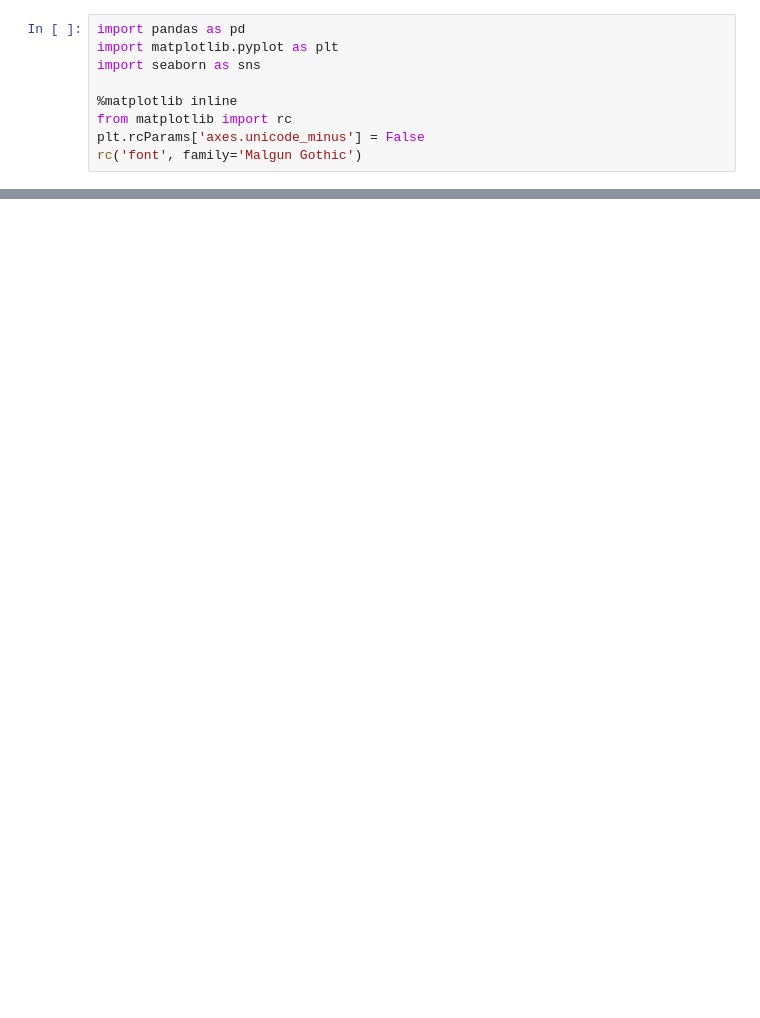
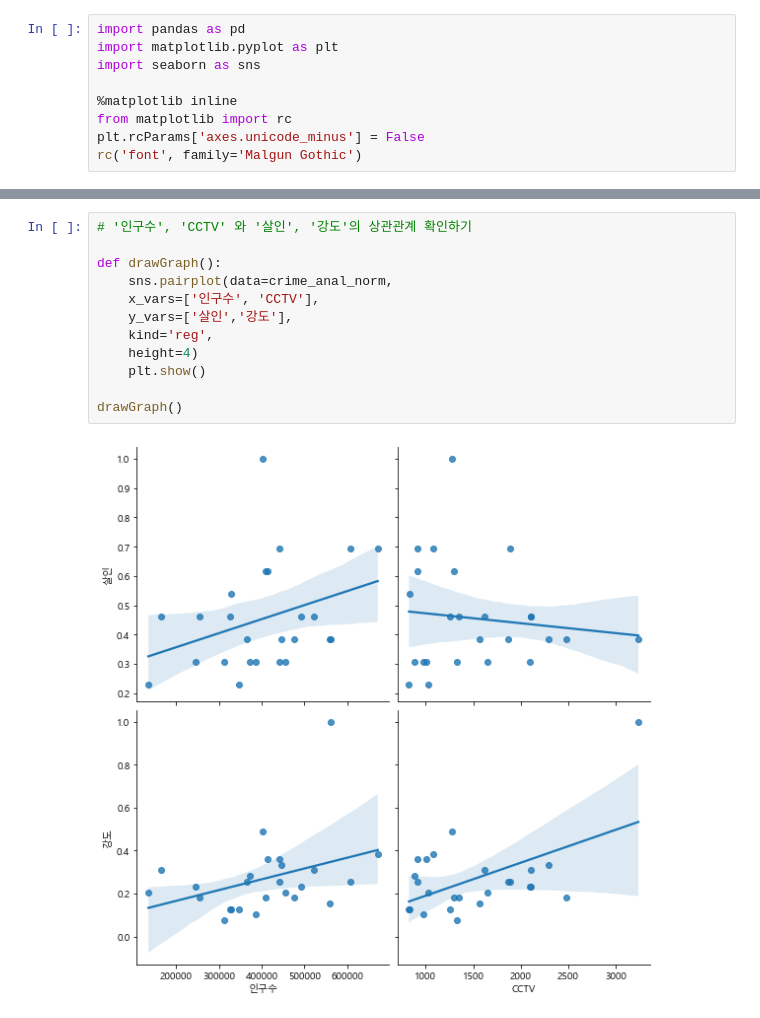
Before and after one commit to newrandom/Zero_part5_EDA-scrapping, a Jupyter notebook: chapter/03-22. 범죄현황데이터 시각화.ipynb, the cells around one changed output, grey strips where cells are left out. Cells and saved outputs as stored; diff of their text form; blank space fills up the shorter version.

```diff
--- a/chapter/03-22. 범죄현황데이터 시각화.ipynb
+++ b/chapter/03-22. 범죄현황데이터 시각화.ipynb
@@ -24,0 +26,14 @@ plt.show()
+# %%
+# '인구수', 'CCTV' 와 '살인', '강도'의 상관관계 확인하기
+
+def drawGraph():
+    sns.pairplot(data=crime_anal_norm,
+    x_vars=['인구수', 'CCTV'],
+    y_vars=['살인','강도'],
+    kind='reg',
+    height=4)
+    plt.show()
+
+drawGraph()
+# %% [output]
+[figure, added]
```
Also changed, not shown: parts of 8 cells of this notebook, 2 other files.
